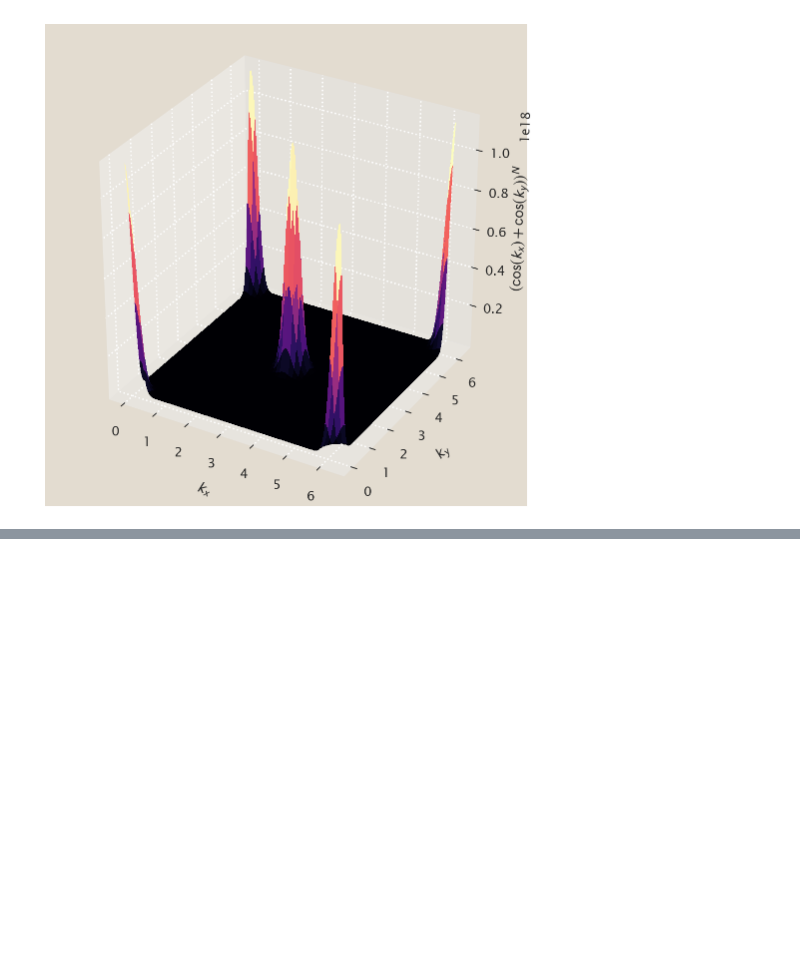
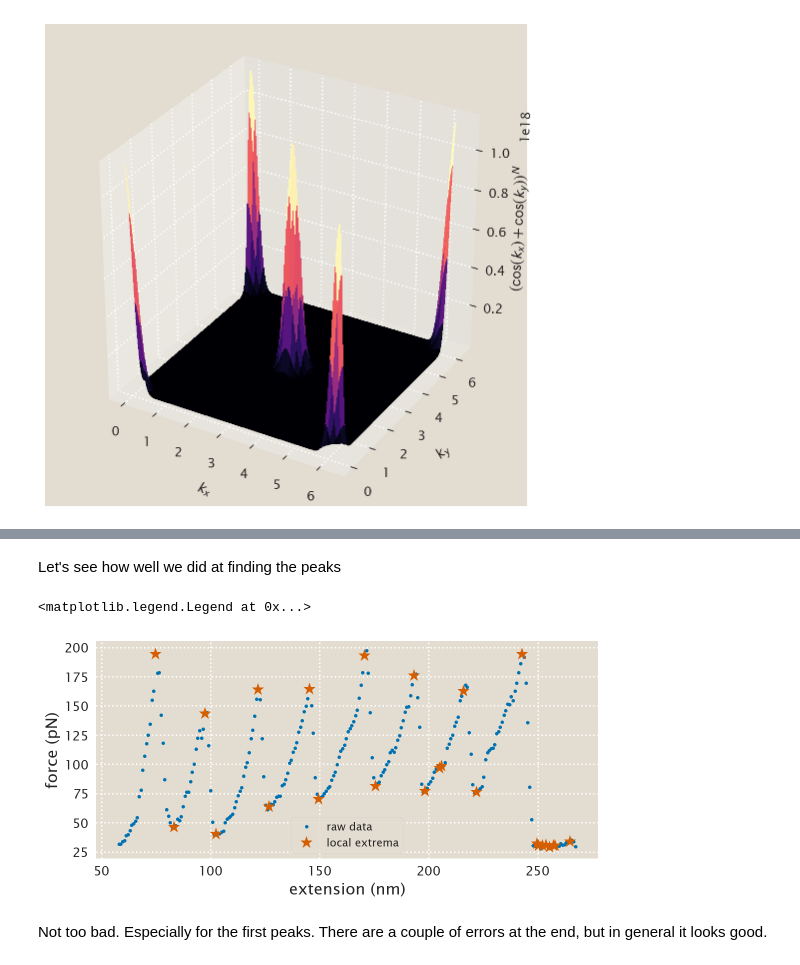
Before and after one commit to mrazomej/pboc, a Jupyter notebook: src/chapter_08.ipynb, the cells around one changed output, grey strips where cells are left out. Cells and saved outputs as stored; diff of their text form; code cells hidden in the pictures; blank space fills up the shorter version.

```diff
--- a/src/chapter_08.ipynb
+++ b/src/chapter_08.ipynb
@@ -332,0 +396,35 @@ plt.savefig(figdir + 'problem_08_08_01.png', bbox_inches='tight')
+# %%
+# Find maxima and minima using scipy signal
+max_idx = scipy.signal.argrelmax(df.force_filter.values)
+min_idx = scipy.signal.argrelmin(df.force_filter.values)
+
+# Initialize boolean array to have as an index of whether or not a point is
+# an extrema
+bool_idx = np.zeros(len(df), dtype=bool)
+
+# Convert index into a Boolean statement
+bool_idx[max_idx] = True
+bool_idx[min_idx] = True
+
+# Add boolean index to dataframe
+df['extrema_idx'] = bool_idx
+# %% [markdown]
+Let's see how well we did at finding the peaks
+# %%
+# Plot data using Pandas function (very convenient)
+df.plot('extension_nm', 'force_pN', marker='.', lw=0, legend=False,
+        figsize=(9, 4), label='raw data')
+
+plt.plot(df[df.extrema_idx == True].extension_nm,
+         df[df.extrema_idx == True].force_pN, marker='*', markersize='13', lw=0,
+         color='r', label='local extrema')
+
+# Label axis
+plt.xlabel('extension (nm)')
+plt.ylabel('force (pN)')
+plt.legend()
+# %% [output]
+<matplotlib.legend.Legend at 0x...>
+[figure, added]
+# %% [markdown]
+Not too bad. Especially for the first peaks. There are a couple of errors at the end, but in general it looks good.
```
Also changed, not shown: parts of 16 cells of this notebook, 1 other file.
